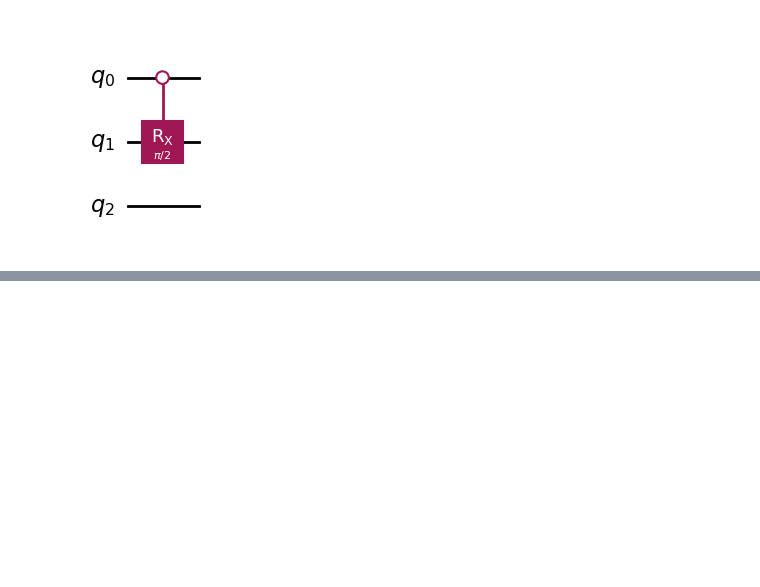
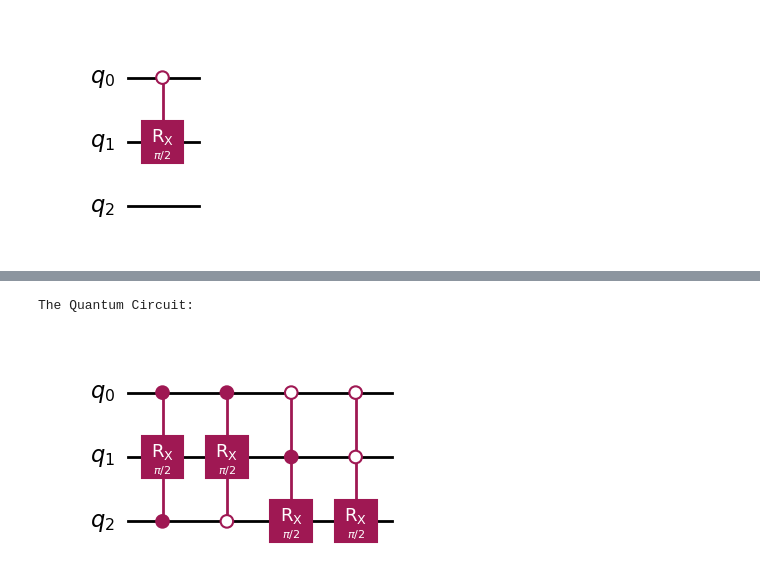
Before and after one commit to Mostafa-Atallah2020/ctqw-matching-decomp, a Jupyter notebook: examples/Expressions for Graphs.ipynb, the cells around one changed output, grey strips where cells are left out. Cells and saved outputs as stored; diff of their text form; code cells hidden in the pictures; blank space fills up the shorter version.

```diff
--- a/examples/Expressions for Graphs.ipynb
+++ b/examples/Expressions for Graphs.ipynb
@@ -46,0 +54,6 @@ The Quantum Circuit (simplified):
+# %%
+print('The Quantum Circuit: ')
+G.get_qc().draw('mpl')
+# %% [output]
+The Quantum Circuit:
+[figure, added]
```
Also changed, not shown: parts of 4 cells of this notebook, 1 other file.
